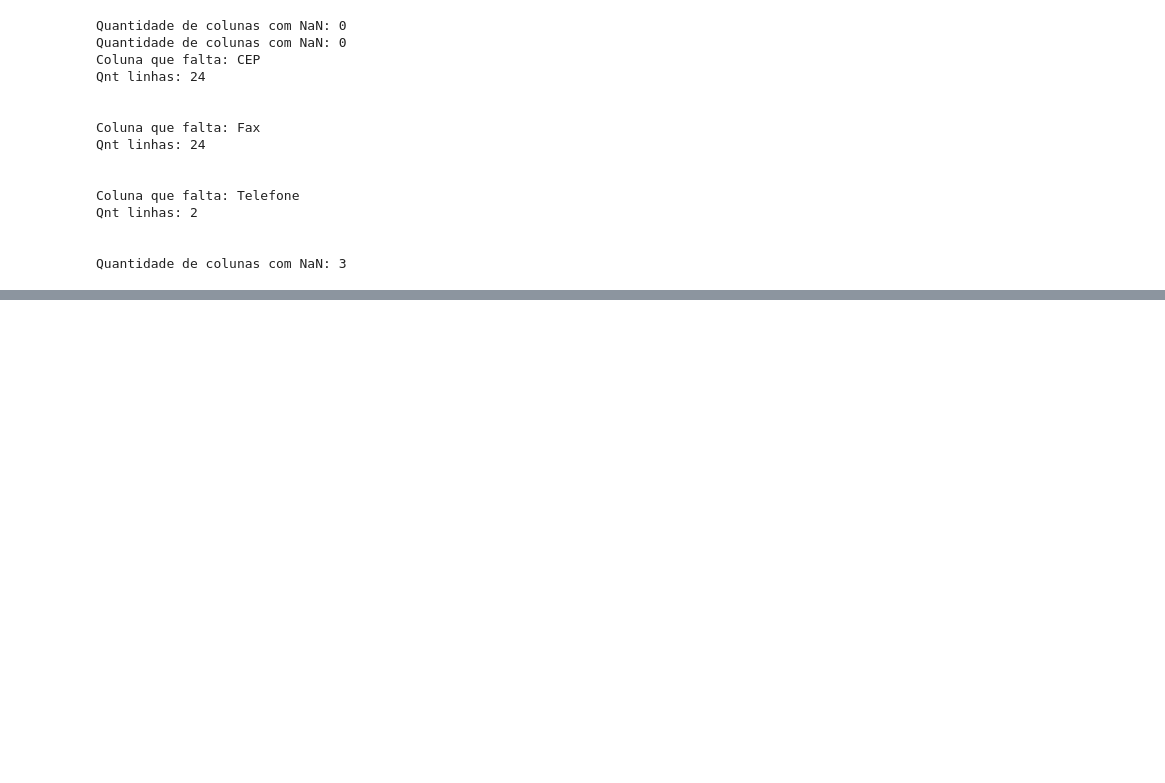
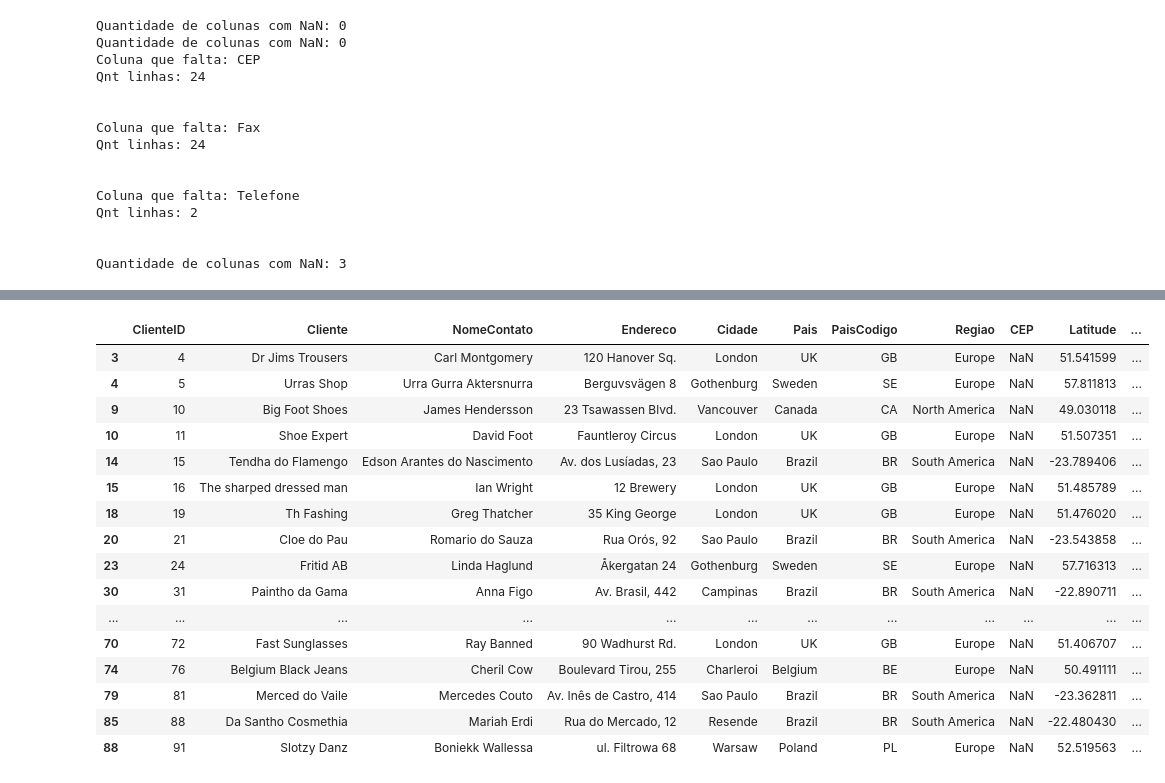
Before and after one commit to FernandoNast/qlik-sense-processo, a Jupyter notebook: primeira abordagem.ipynb, the cells around one changed output, grey strips where cells are left out. Cells and saved outputs as stored; diff of their text form; code cells hidden in the pictures; blank space fills up the shorter version.

```diff
--- a/primeira abordagem.ipynb
+++ b/primeira abordagem.ipynb
@@ -318,0 +408,20 @@ Quantidade de colunas com NaN: 3
+# %%
+dim1[dim1['CEP'].isnull()]
+# %% [output]
+|  | ClienteID | Cliente | NomeContato | Endereco | Cidade | Pais | PaisCodigo | Regiao | CEP | Latitude | ... |
+| 3 | 4 | Dr Jims Trousers | Carl Montgomery | 120 Hanover Sq. | London | UK | GB | Europe | NaN | 51.541599 | ... |
+| 4 | 5 | Urras Shop | Urra Gurra Aktersnurra | Berguvsvägen 8 | Gothenburg | Sweden | SE | Europe | NaN | 57.811813 | ... |
+| 9 | 10 | Big Foot Shoes | James Hendersson | 23 Tsawassen Blvd. | Vancouver | Canada | CA | North America | NaN | 49.030118 | ... |
+| 10 | 11 | Shoe Expert | David Foot | Fauntleroy Circus | London | UK | GB | Europe | NaN | 51.507351 | ... |
+| 14 | 15 | Tendha do Flamengo | Edson Arantes do Nascimento | Av. dos Lusíadas, 23 | Sao Paulo | Brazil | BR | South America | NaN | -23.789406 | ... |
+| 15 | 16 | The sharped dressed man | Ian Wright | 12 Brewery | London | UK | GB | Europe | NaN | 51.485789 | ... |
+| 18 | 19 | Th Fashing | Greg Thatcher | 35 King George | London | UK | GB | Europe | NaN | 51.476020 | ... |
+| 20 | 21 | Cloe do Pau | Romario do Sauza | Rua Orós, 92 | Sao Paulo | Brazil | BR | South America | NaN | -23.543858 | ... |
+| 23 | 24 | Fritid AB | Linda Haglund | Åkergatan 24 | Gothenburg | Sweden | SE | Europe | NaN | 57.716313 | ... |
+| 30 | 31 | Paintho da Gama | Anna Figo | Av. Brasil, 442 | Campinas | Brazil | BR | South America | NaN | -22.890711 | ... |
+| ... | ... | ... | ... | ... | ... | ... | ... | ... | ... | ... | ... |
+| 70 | 72 | Fast Sunglasses | Ray Banned | 90 Wadhurst Rd. | London | UK | GB | Europe | NaN | 51.406707 | ... |
+| 74 | 76 | Belgium Black Jeans | Cheril Cow | Boulevard Tirou, 255 | Charleroi | Belgium | BE | Europe | NaN | 50.491111 | ... |
+| 79 | 81 | Merced do Vaile | Mercedes Couto | Av. Inês de Castro, 414 | Sao Paulo | Brazil | BR | South America | NaN | -23.362811 | ... |
+| 85 | 88 | Da Santho Cosmethia | Mariah Erdi | Rua do Mercado, 12 | Resende | Brazil | BR | South America | NaN | -22.480430 | ... |
+| 88 | 91 | Slotzy Danz | Boniekk Wallessa | ul. Filtrowa 68 | Warsaw | Poland | PL | Europe | NaN | 52.519563 | ... |
```
Also changed, not shown: parts of 20 cells of this notebook.
